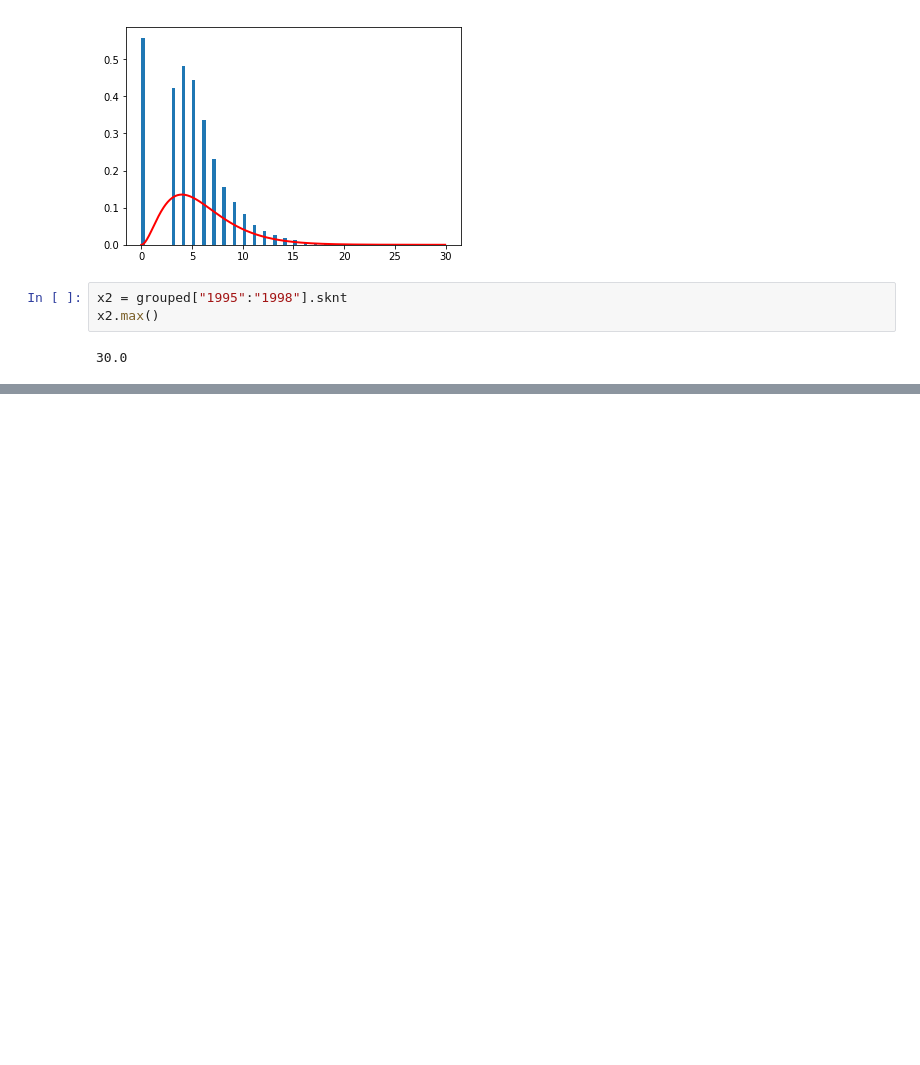
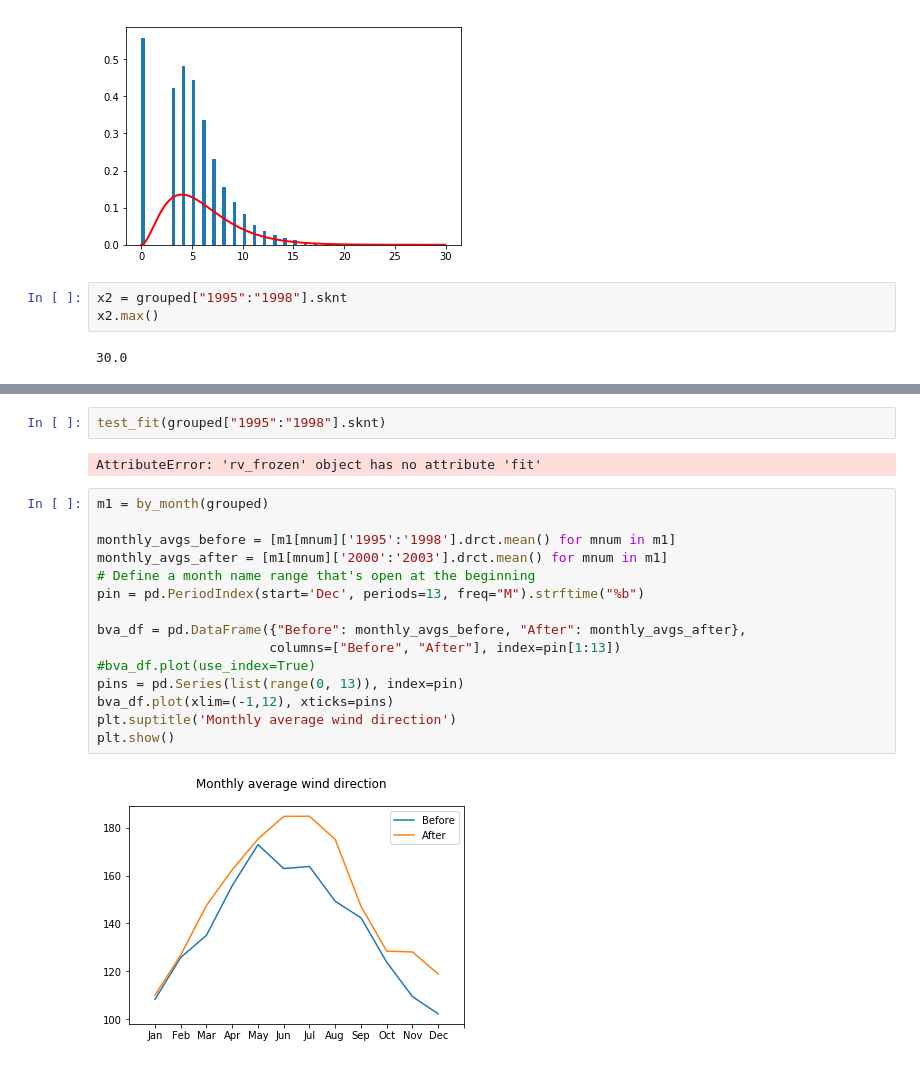
Before and after one commit to slj287/tempe_town_lake, a Jupyter notebook: practice.ipynb, the cells around one changed output, grey strips where cells are left out. Cells and saved outputs as stored; diff of their text form; blank space fills up the shorter version.

```diff
--- a/practice.ipynb
+++ b/practice.ipynb
@@ -2376,0 +2434,21 @@ x2.max()
+# %%
+test_fit(grouped["1995":"1998"].sknt)
+# %% [output]
+AttributeError: 'rv_frozen' object has no attribute 'fit'
+# %%
+m1 = by_month(grouped)
+
+monthly_avgs_before = [m1[mnum]['1995':'1998'].drct.mean() for mnum in m1]
+monthly_avgs_after = [m1[mnum]['2000':'2003'].drct.mean() for mnum in m1]
+# Define a month name range that's open at the beginning
+pin = pd.PeriodIndex(start='Dec', periods=13, freq="M").strftime("%b")
+
+bva_df = pd.DataFrame({"Before": monthly_avgs_before, "After": monthly_avgs_after},
+                      columns=["Before", "After"], index=pin[1:13])
+#bva_df.plot(use_index=True)
+pins = pd.Series(list(range(0, 13)), index=pin)
+bva_df.plot(xlim=(-1,12), xticks=pins)
+plt.suptitle('Monthly average wind direction')
+plt.show()
+# %% [output]
+[figure, added]
```
Also changed, not shown: parts of 14 cells of this notebook, 1 other file.
